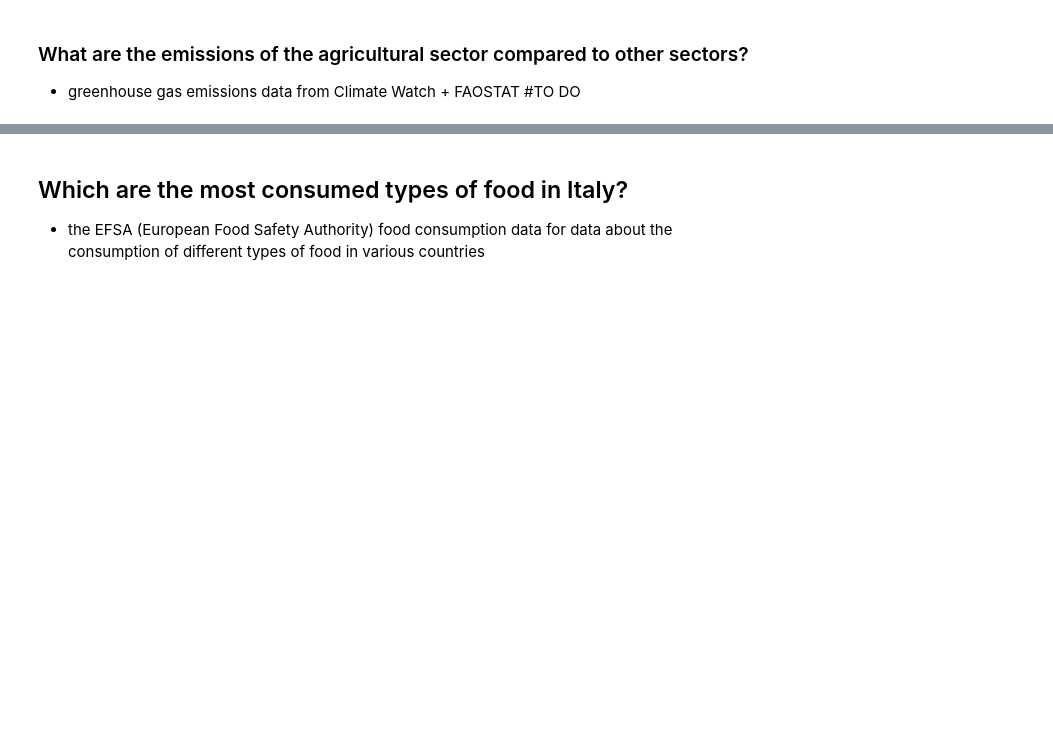
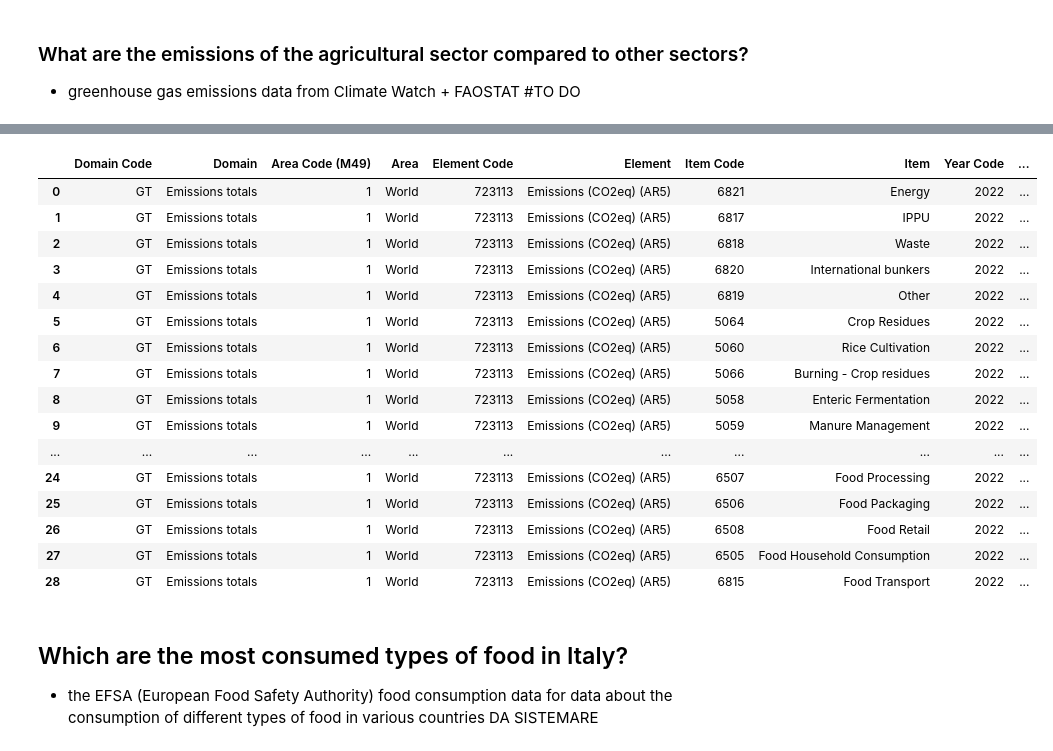
Before and after one commit to TCoaM/TrueCostOfAMeal, a Jupyter notebook: pietro_experiments.ipynb, the cells around one changed output, grey strips where cells are left out. Saved outputs shown, nothing was run; the diff lists cells and outputs as text; code cells hidden in the pictures; blank space fills up the shorter version.

Commit message:
added emissions to final data

```diff
--- a/pietro_experiments.ipynb
+++ b/pietro_experiments.ipynb
@@ -206,5 +221,19 @@ aggregation_map = {
 
 fao_greenhouse_gas_emissions['Category'] = fao_greenhouse_gas_emissions['Item'].map(aggregation_map)
 # %%
-fao_greenhouse_gas_emissions_agrovoc = enrich_with_agrovoc(fao_greenhouse_gas_emissions, "Category")
-fao_greenhouse_gas_emissions_agrovoc
+useless_drained_organic_soil = [
+    "Drained organic soils (CO2)", "Drained organic soils (N2O)"
+]
+
+# Select rows for agriculture sectors emissions
+agriculture_sectors_emissions = fao_greenhouse_gas_emissions[(fao_greenhouse_gas_emissions["Category"] != "Other") &
+                                                             (fao_greenhouse_gas_emissions["Area"] == "World") &
+                                                                (fao_greenhouse_gas_emissions["Year"] == 2022) &
+                                                             (fao_greenhouse_gas_emissions["Element"] == "Emissions (CO2eq) (AR5)")]
+
+# Remove rows with "Dried organic soils (CO2)" and "Dried organic soils (N2O)"
+agriculture_sectors_emissions = agriculture_sectors_emissions[~agriculture_sectors_emissions["Item"].isin(useless_drained_organic_soil)] # Pietro use this
+agriculture_sectors_emissions_values = agriculture_sectors_emissions["Value"].tolist()
+agriculture_sectors_emissions_items = agriculture_sectors_emissions["Item"].tolist()
+
+agriculture_sectors_emissions # Pietro questo
@@ -241,0 +240,13 @@ Cache hit: 'Other' found in cache
+# %%
+Other_sectors_emissions = fao_greenhouse_gas_emissions[(fao_greenhouse_gas_emissions["Category"] == "Other") &
+                                                        (fao_greenhouse_gas_emissions["Area"] == "World") &
+                                                        (fao_greenhouse_gas_emissions["Year"] == 2022) &
+                                                        (fao_greenhouse_gas_emissions["Element"] == "Emissions (CO2eq) (AR5)")] # Pietro use this
+other_sectors_emissions_values = Other_sectors_emissions["Value"].tolist()
+other_sectors_emissions_items = Other_sectors_emissions["Item"].tolist()
+
+Other_sectors_emissions # Pietro questo
+# %%
+emissions_sectors = pd.concat([Other_sectors_emissions, agriculture_sectors_emissions], ignore_index=True)
+
+emissions_sectors_agrovoc = enrich_with_agrovoc(emissions_sectors, "Item")
@@ -242,6 +271,27 @@ Cache hit: 'Other' found in cache
+# %%
+emissions_sectors_agrovoc
+# %% [output]
+|  | Domain Code | Domain | Area Code (M49) | Area | Element Code | Element | Item Code | Item | Year Code | ... |
+| 0 | GT | Emissions totals | 1 | World | 723113 | Emissions (CO2eq) (AR5) | 6821 | Energy | 2022 | ... |
+| 1 | GT | Emissions totals | 1 | World | 723113 | Emissions (CO2eq) (AR5) | 6817 | IPPU | 2022 | ... |
+| 2 | GT | Emissions totals | 1 | World | 723113 | Emissions (CO2eq) (AR5) | 6818 | Waste | 2022 | ... |
+| 3 | GT | Emissions totals | 1 | World | 723113 | Emissions (CO2eq) (AR5) | 6820 | International bunkers | 2022 | ... |
+| 4 | GT | Emissions totals | 1 | World | 723113 | Emissions (CO2eq) (AR5) | 6819 | Other | 2022 | ... |
+| 5 | GT | Emissions totals | 1 | World | 723113 | Emissions (CO2eq) (AR5) | 5064 | Crop Residues | 2022 | ... |
+| 6 | GT | Emissions totals | 1 | World | 723113 | Emissions (CO2eq) (AR5) | 5060 | Rice Cultivation | 2022 | ... |
+| 7 | GT | Emissions totals | 1 | World | 723113 | Emissions (CO2eq) (AR5) | 5066 | Burning - Crop residues | 2022 | ... |
+| 8 | GT | Emissions totals | 1 | World | 723113 | Emissions (CO2eq) (AR5) | 5058 | Enteric Fermentation | 2022 | ... |
+| 9 | GT | Emissions totals | 1 | World | 723113 | Emissions (CO2eq) (AR5) | 5059 | Manure Management | 2022 | ... |
+| ... | ... | ... | ... | ... | ... | ... | ... | ... | ... | ... |
+| 24 | GT | Emissions totals | 1 | World | 723113 | Emissions (CO2eq) (AR5) | 6507 | Food Processing | 2022 | ... |
+| 25 | GT | Emissions totals | 1 | World | 723113 | Emissions (CO2eq) (AR5) | 6506 | Food Packaging | 2022 | ... |
+| 26 | GT | Emissions totals | 1 | World | 723113 | Emissions (CO2eq) (AR5) | 6508 | Food Retail | 2022 | ... |
+| 27 | GT | Emissions totals | 1 | World | 723113 | Emissions (CO2eq) (AR5) | 6505 | Food Household Consumption | 2022 | ... |
+| 28 | GT | Emissions totals | 1 | World | 723113 | Emissions (CO2eq) (AR5) | 6815 | Food Transport | 2022 | ... |
 # %% [markdown]
 ## Which are the most consumed types of food in Italy?
 - the EFSA (European Food Safety Authority) food consumption data for data about the consumption of different types of food in various countries
+DA SISTEMARE
 # %%
 food_consumption_data = pd.read_csv("data/chronic_consumption_gday_allsubjects.csv", encoding="utf-16")
 
```
Also changed, not shown: parts of 4 cells of this notebook, 3 other files.
